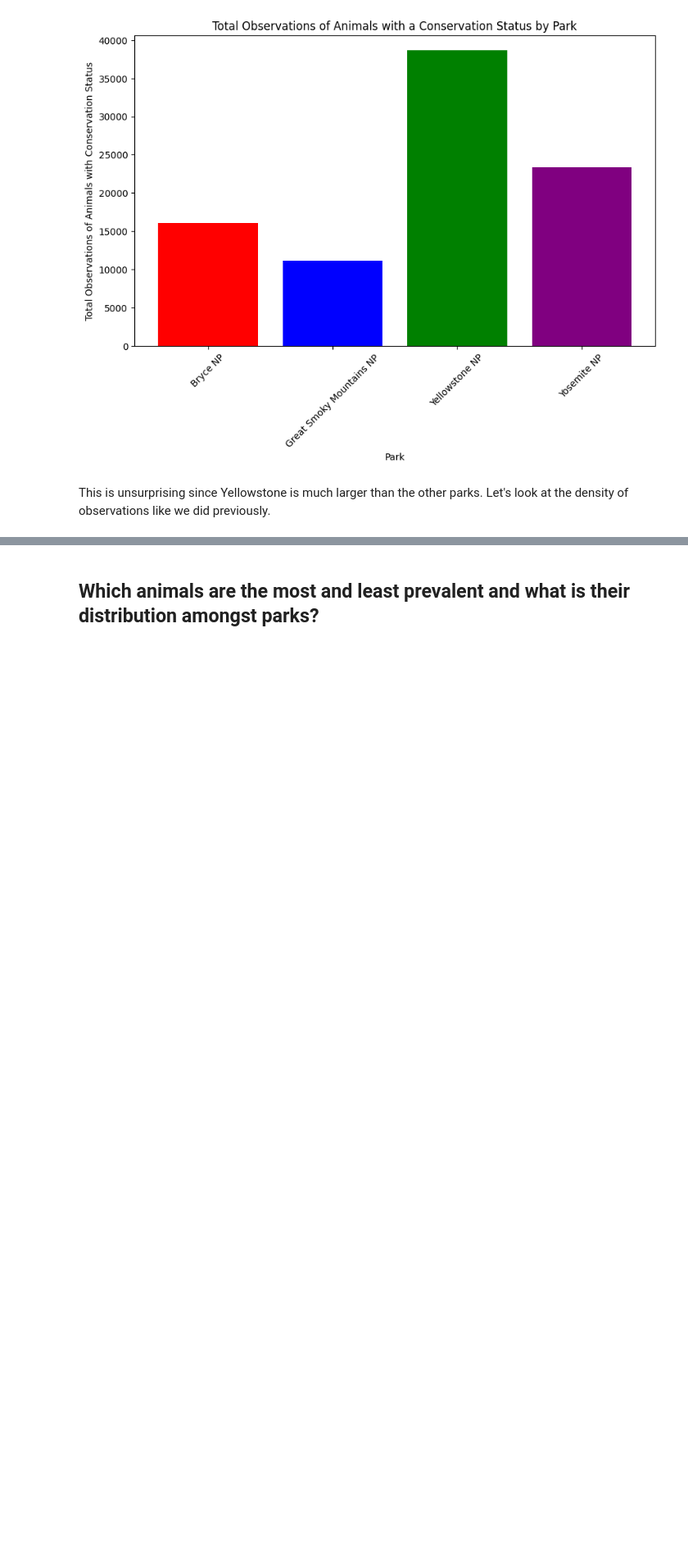
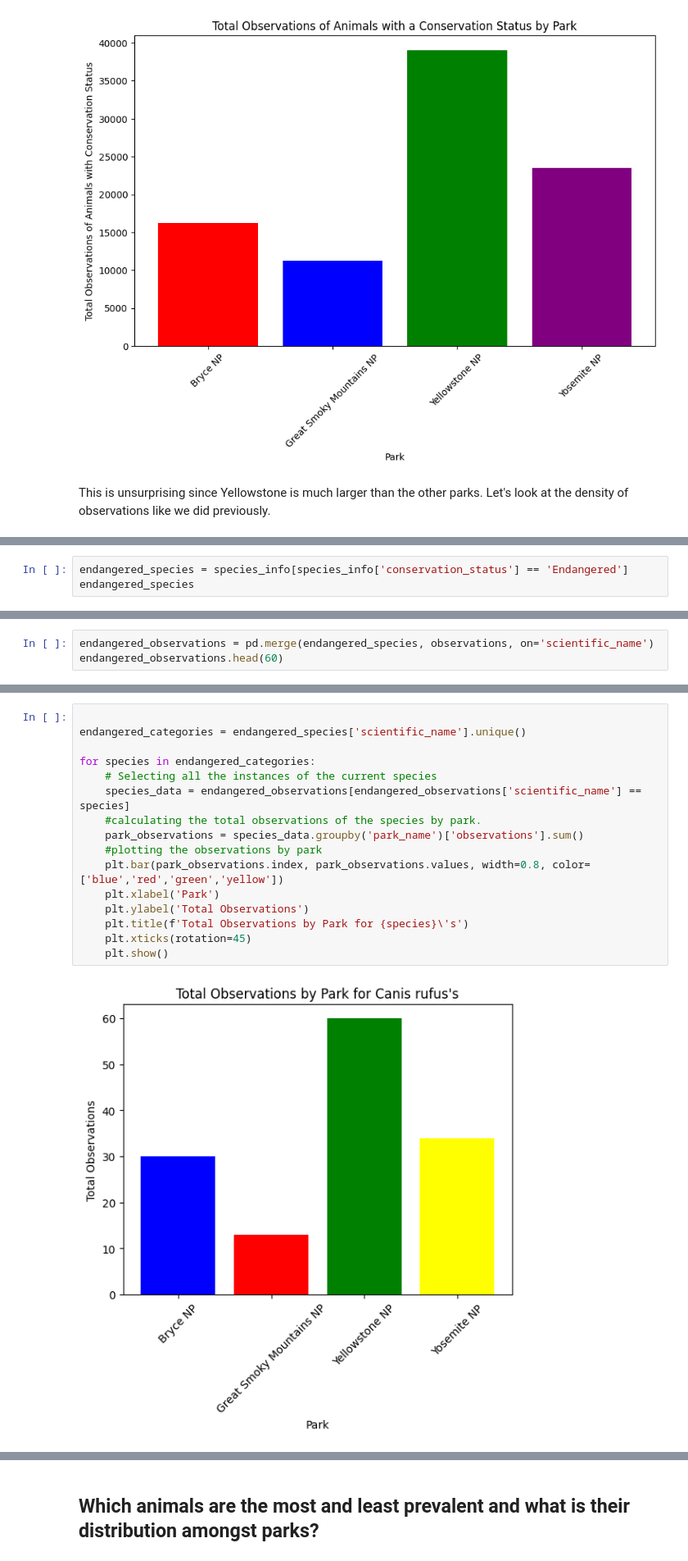
Before and after one commit to tdubbs001/biodiversity-project, a Jupyter notebook: biodiversity.ipynb, the cells around one changed output, grey strips where cells are left out. Shown at 82% size. Cells and saved outputs as stored; diff of their text form; blank space fills up the shorter version.

```diff
--- a/biodiversity.ipynb
+++ b/biodiversity.ipynb
@@ -313,0 +354,3 @@ This shows that there are more animals with a conservation status by km2 in Bryc
+# %%
+endangered_species = species_info[species_info['conservation_status'] == 'Endangered']
+endangered_species
@@ -313,0 +383,3 @@ This shows that there are more animals with a conservation status by km2 in Bryc
+# %%
+endangered_observations = pd.merge(endangered_species, observations, on='scientific_name')
+endangered_observations.head(60)
@@ -313,0 +404,18 @@ This shows that there are more animals with a conservation status by km2 in Bryc
+# %%
+
+endangered_categories = endangered_species['scientific_name'].unique()
+
+for species in endangered_categories:
+    # Selecting all the instances of the current species
+    species_data = endangered_observations[endangered_observations['scientific_name'] == species]
+    #calculating the total observations of the species by park.
+    park_observations = species_data.groupby('park_name')['observations'].sum()
+    #plotting the observations by park
+    plt.bar(park_observations.index, park_observations.values, width=0.8, color=['blue','red','green','yellow'])
+    plt.xlabel('Park')
+    plt.ylabel('Total Observations')
+    plt.title(f'Total Observations by Park for {species}\'s')
+    plt.xticks(rotation=45)
+    plt.show()
+# %% [output]
+[figure, added]
```
Also changed, not shown: parts of 59 cells of this notebook.
